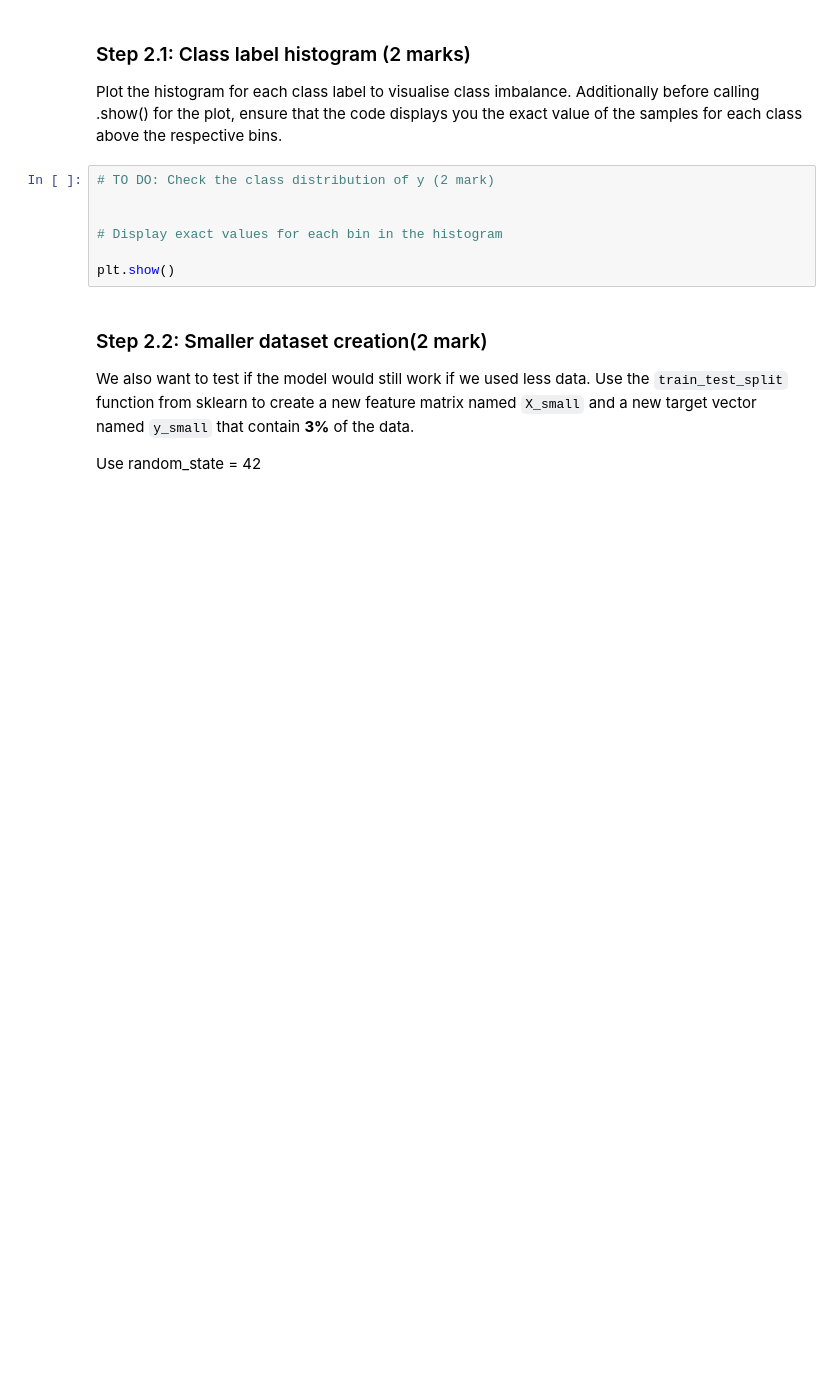
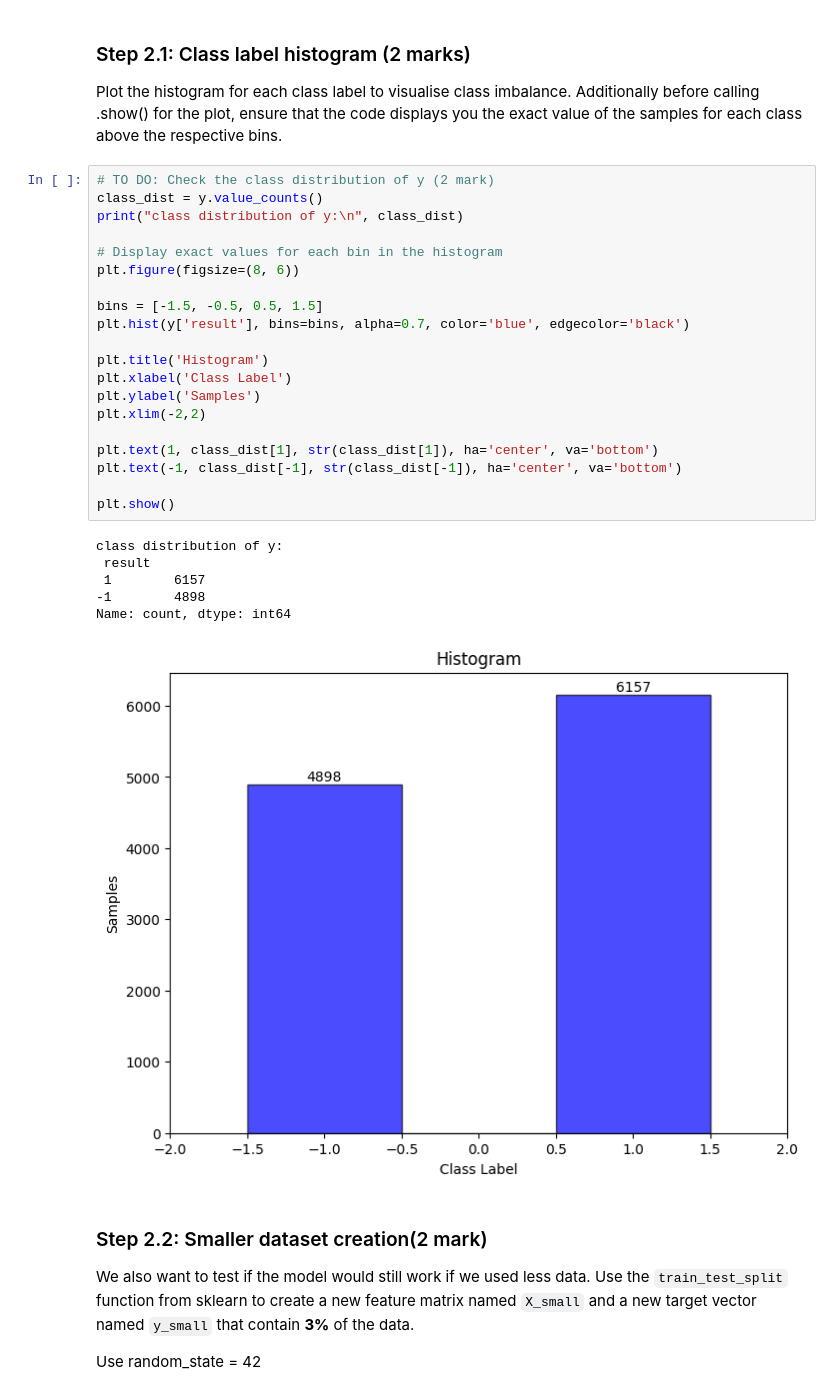
Before and after one commit to MusadSaiyed7/engg680_2024_fall, a Jupyter notebook: Lab_Assignment3/Assignment3.ipynb, the cells around one changed output. Drawn from its saved outputs; the diff is of its cells as text; blank space fills up the shorter version.

Commit message:
Completed Step 2.1: Class label histogram

```diff
--- a/Lab_Assignment3/Assignment3.ipynb
+++ b/Lab_Assignment3/Assignment3.ipynb
@@ -472,13 +472,33 @@ Size of y: (11055, 1)
 ### Step 2.1: Class label histogram (2 marks)
 
 Plot the histogram for each class label to visualise class imbalance. Additionally before calling .show() for the plot, ensure that the code displays you the exact value of the samples for each class above the respective bins.
-# %%
-# TO DO: Check the class distribution of y (2 mark)
-
-
-# Display exact values for each bin in the histogram
-
-plt.show()
+# %%
+# TO DO: Check the class distribution of y (2 mark)
+class_dist = y.value_counts()
+print("class distribution of y:\n", class_dist)
+
+# Display exact values for each bin in the histogram
+plt.figure(figsize=(8, 6))
+
+bins = [-1.5, -0.5, 0.5, 1.5]
+plt.hist(y['result'], bins=bins, alpha=0.7, color='blue', edgecolor='black')
+
+plt.title('Histogram')
+plt.xlabel('Class Label')
+plt.ylabel('Samples')
+plt.xlim(-2,2)
+
+plt.text(1, class_dist[1], str(class_dist[1]), ha='center', va='bottom')
+plt.text(-1, class_dist[-1], str(class_dist[-1]), ha='center', va='bottom')
+
+plt.show()
+# %% [output]
+class distribution of y:
+ result
+ 1        6157
+-1        4898
+Name: count, dtype: int64
+[figure, added]
 # %% [markdown]
 ### Step 2.2: Smaller dataset creation(2 mark)
 
```
